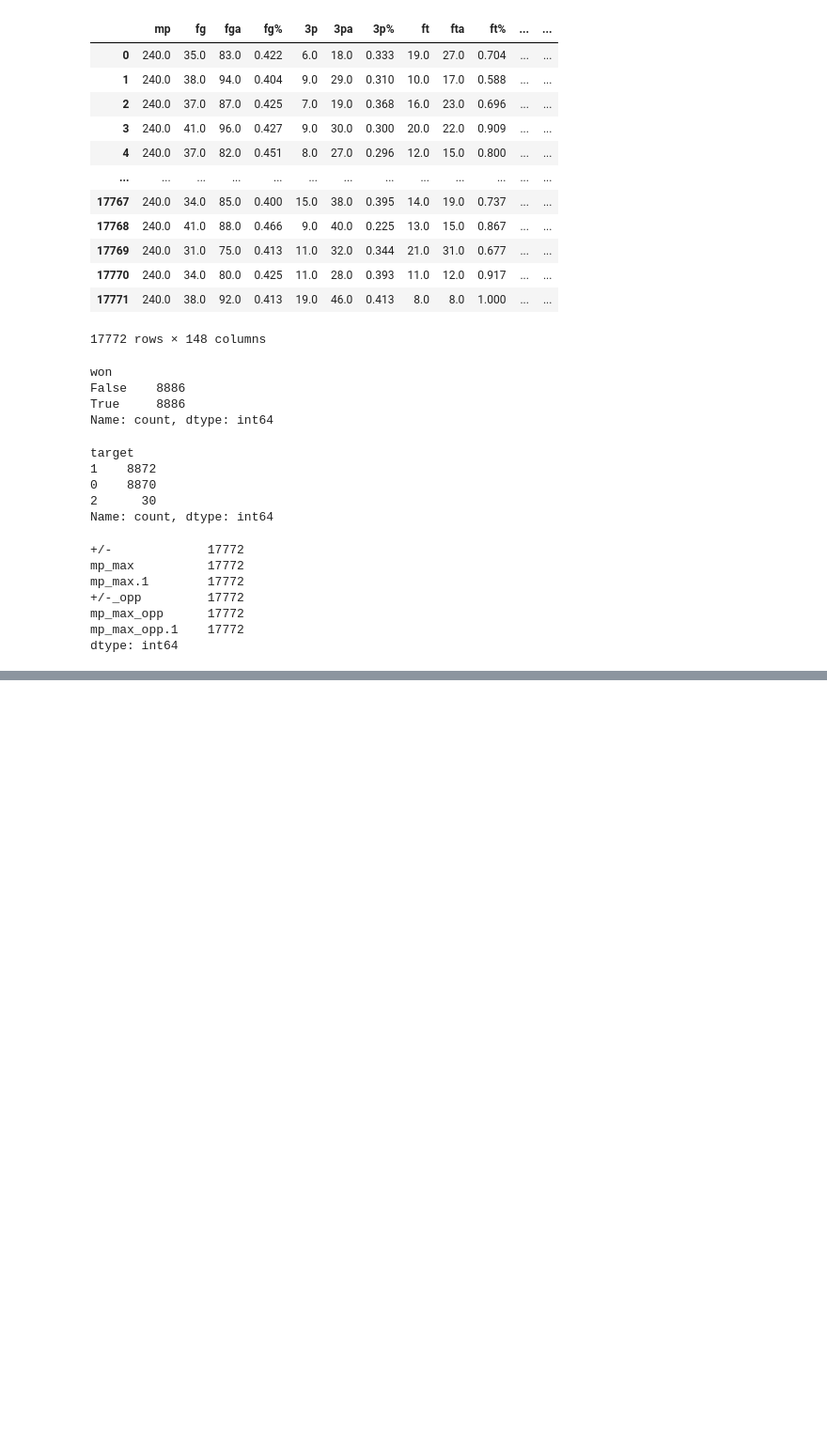
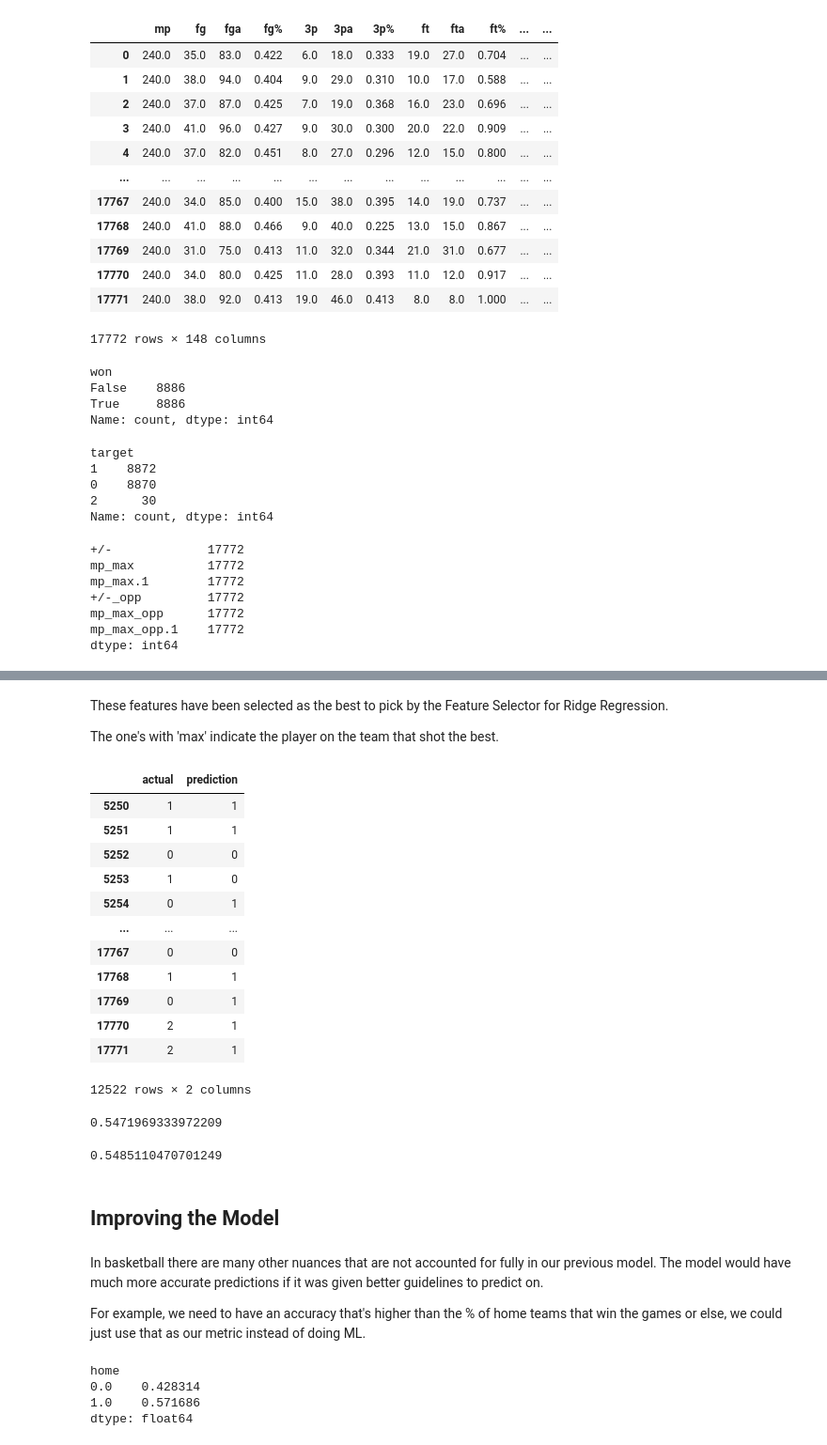
Before and after one commit to kalind789/NBA_Projects, a Jupyter notebook: NBA_GAME_predictions/predictions.ipynb, the cells around one changed output, grey strips where cells are left out. Shown at 94% size. Saved outputs shown, nothing was run; the diff lists cells and outputs as text; code cells hidden in the pictures; blank space fills up the shorter version.

```diff
--- a/NBA_GAME_predictions/predictions.ipynb
+++ b/NBA_GAME_predictions/predictions.ipynb
@@ -123,0 +226,2 @@ dtype: int64
+# %%
+predictors = list(selected_colums[sfs.get_support()])
@@ -123,0 +248,76 @@ dtype: int64
+# %% [markdown]
+These features have been selected as the best to pick by the Feature Selector for Ridge Regression.
+
+The one's with 'max' indicate the player on the team that shot the best.
+# %%
+def backtest(data, model, predictors, start=2, step=1):
+    # Split data by season. Uses past season to predict future seasons.
+    all_predictions = []
+
+    seasons = sorted(data["season"].unique())
+
+    # This loop goes from the third season onwards to the last season
+    # The training data is split as all the seasons before, and the test is that season
+    for i in range(start, len(seasons), step):
+        season = seasons[i]
+
+        train = data[data["season"] < season]
+        test = data[data["season"] == season]
+
+        model.fit(train[predictors], train['target'])
+
+        preds = model.predict(test[predictors])
+        preds = pd.Series(preds, index=test.index)
+
+        combined = pd.concat([test['target'], preds], axis=1)
+        combined.columns = ["actual", "prediction"]
+
+        all_predictions.append(combined)
+
+    return pd.concat(all_predictions)
+# %%
+predictions = backtest(df, rr, predictors)
+# %%
+predictions
+# %% [output]
+|  | actual | prediction |
+| 5250 | 1 | 1 |
+| 5251 | 1 | 1 |
+| 5252 | 0 | 0 |
+| 5253 | 1 | 0 |
+| 5254 | 0 | 1 |
+| ... | ... | ... |
+| 17767 | 0 | 0 |
+| 17768 | 1 | 1 |
+| 17769 | 0 | 1 |
+| 17770 | 2 | 1 |
+| 17771 | 2 | 1 |
+12522 rows × 2 columns
+# %%
+# Now let's make a metric to measure the similatirty of these numbers
+from sklearn.metrics import accuracy_score
+
+accuracy_score(predictions["actual"], predictions["prediction"])
+# %% [output]
+0.5471969333972209
+# %%
+# Could get a little better score by removing the 2s
+from sklearn.metrics import accuracy_score
+
+sample_predictions = predictions[predictions["actual"] != 2]
+accuracy_score(sample_predictions["actual"], sample_predictions["prediction"])
+# %% [output]
+0.5485110470701249
+# %% [markdown]
+## Improving the Model
+# %% [markdown]
+In basketball there are many other nuances that are not accounted for fully in our previous model. The model would have much more accurate predictions if it was given better guidelines to predict on.
+
+For example, we need to have an accuracy that's higher than the % of home teams that win the games or else, we could just use that as our metric instead of doing ML.
+# %%
+df.groupby("home", group_keys=False).apply(lambda x: x[x["won"] == 1].shape[0] / x.shape[0])
+# %% [output]
+home
+0.0    0.428314
+1.0    0.571686
+dtype: float64
```
Also changed, not shown: parts of 19 cells of this notebook.
